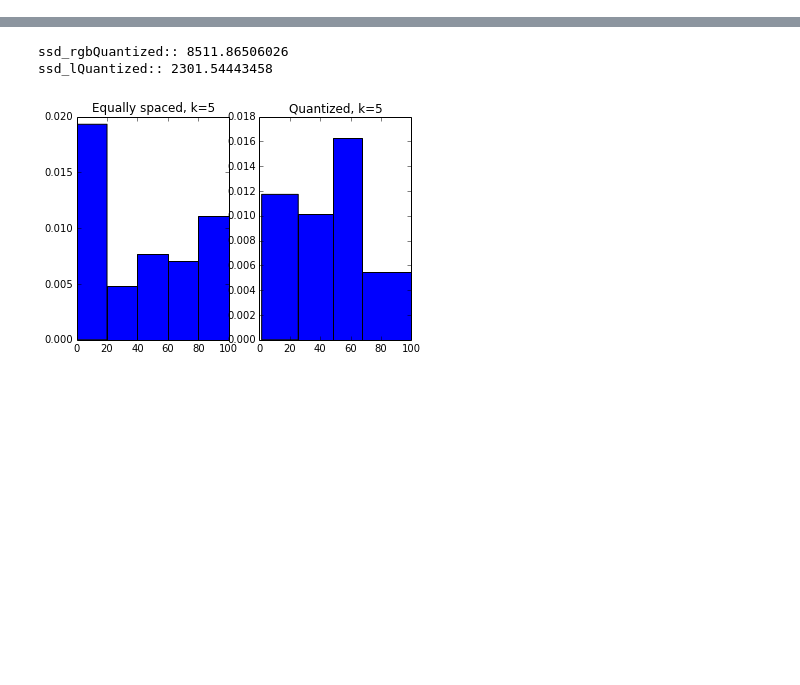
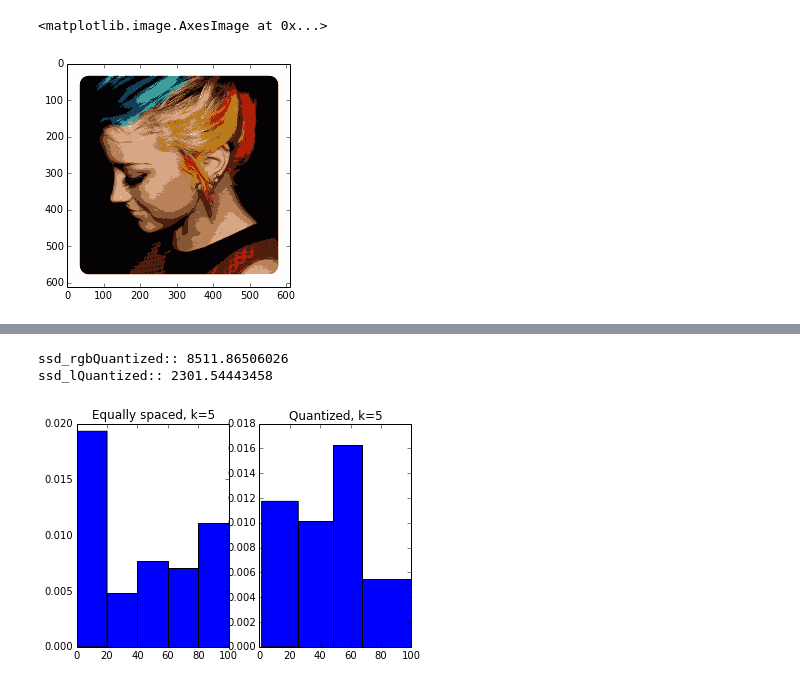
Before and after one commit to redenter/Computer-Vision, a Jupyter notebook: assignment-1/solution-part2.ipynb, the cells around one changed output, grey strips where cells are left out. Cells and saved outputs as stored; diff of their text form; code cells hidden in the pictures; blank space fills up the shorter version.

```diff
--- a/assignment-1/solution-part2.ipynb
+++ b/assignment-1/solution-part2.ipynb
@@ -80,3 +80,10 @@ def plotHists(img,k):
     ax2 = fig.add_subplot(1, 2, 2)
     ax2.set_title('Quantized, k='+str(k))
     hist2 = ax2.hist(arr,bins=centroids,normed=True)
+# %%
+img_quantized = quantize(img,10)
+# %%
+plt.imshow(img_quantized)
+# %% [output]
+<matplotlib.image.AxesImage at 0x...>
+[figure, added]
```
Also changed, not shown: parts of 5 cells of this notebook, 16 other files.
